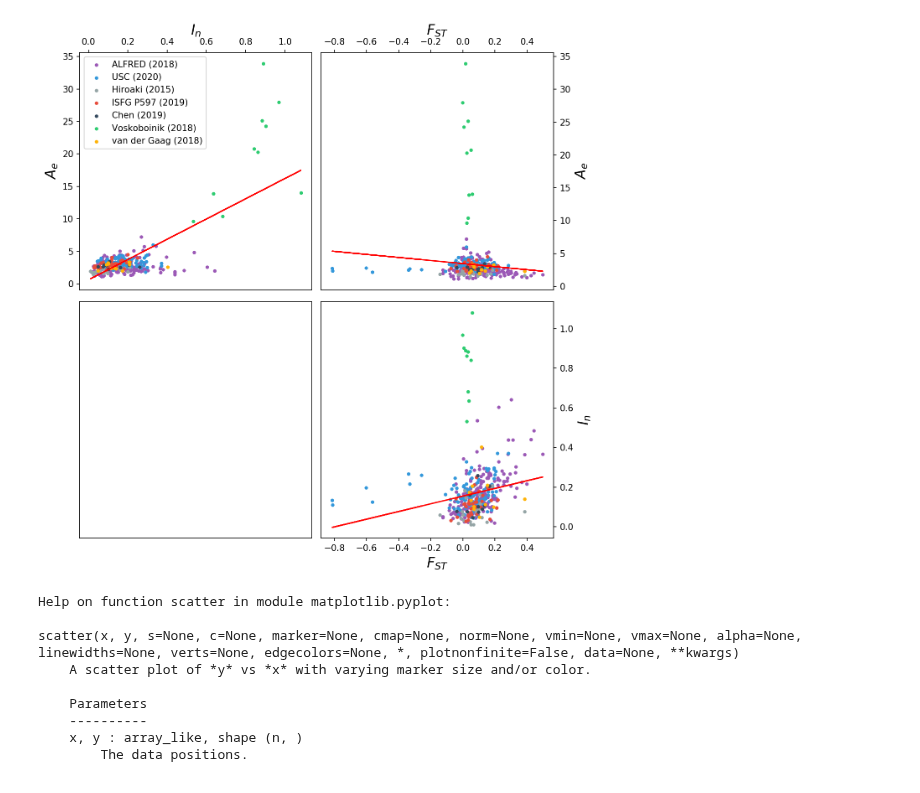
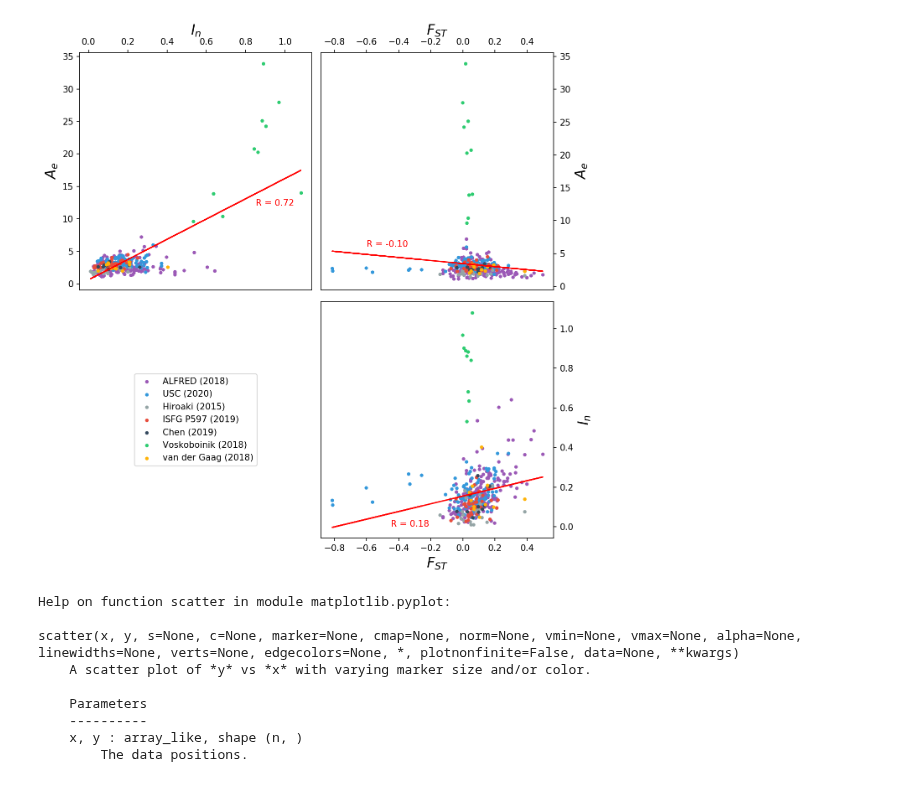
Before and after one commit to bioforensics/MicroHapDB, a Jupyter notebook: dbbuild/sources/1kgp/fst.ipynb, the cells around one changed output. Saved outputs shown, nothing was run; the diff lists cells and outputs as text; code cells hidden in the pictures.

```diff
--- a/dbbuild/sources/1kgp/fst.ipynb
+++ b/dbbuild/sources/1kgp/fst.ipynb
@@ -44,51 +44,63 @@ subsets = [m_prime[m_prime.Source == src] for src in sources]
 matplotlib.rcParams['axes.labelsize'] = 16
 fig, axes = plt.subplots(nrows=2, ncols=2, figsize=(9, 9), dpi=150, sharex='col', sharey='row')
 fig.patch.set_facecolor('white')
 #fig.title('Correlation Matrix: $A_E$, $I_n$, and $F_{ST}$', size=18)
 
 axis = plt.subplot(2, 2, 1)
 for ss, color, src in zip(subsets, colors, sources):
     axis.scatter(ss.In, ss.AvgAe, color=color, marker='.', label=labels[src])
 m, b = numpy.polyfit(m_prime.In, m_prime.AvgAe, 1)
+r = numpy.corrcoef(m_prime.In, m_prime.AvgAe)
 _ = axis.plot(m_prime.In, m*m_prime.In + b, color='red', linestyle='-')
 _ = axis.set_xlabel('$I_n$')
 axis.xaxis.tick_top()
 axis.xaxis.set_label_position('top')
 _ = axis.set_ylabel('$A_e$')
-_ = axis.legend(loc='upper left')
+#_ = axis.legend(loc='upper left')
+axis.text(0.85, 12, f'R = {r[0, 1]:.2f}', color='red')
 
-axis = plt.subplot(2, 2, 4)
-for ss, color, src in zip(subsets, colors, sources):
-    axis.scatter(ss.AvgFst, ss.In, color=color, marker='.', label=labels[src])
-m, b = numpy.polyfit(m_prime.AvgFst, m_prime.In, 1)
-_ = axis.plot(m_prime.AvgFst, m*m_prime.AvgFst + b, color='red', linestyle='-')
-_ = axis.set_xlabel('$I_n$')
-_ = axis.set_xlabel('$F_{ST}$')
-_ = axis.set_ylabel('$I_n$')
-axis.yaxis.tick_right()
-axis.yaxis.set_label_position('right')
-
-axis = plt.subplot(2, 2, 3)
-axis.set_xticks([])
-axis.set_yticks([])
-
+plots = list()
 axis = plt.subplot(2, 2, 2)
 for ss, color, src in zip(subsets, colors, sources):
-    axis.scatter(ss.AvgFst, ss.AvgAe, color=color, marker='.', label=labels[src])
+    sp = axis.scatter(ss.AvgFst, ss.AvgAe, color=color, marker='.', label=labels[src])
+    plots.append(sp)
 m, b = numpy.polyfit(m_prime.AvgFst, m_prime.AvgAe, 1)
+r = numpy.corrcoef(m_prime.AvgFst, m_prime.AvgAe)
 _ = axis.plot(m_prime.AvgFst, m*m_prime.AvgFst + b, color='red', linestyle='-')
 _ = axis.set_xlabel('$F_{ST}$')
 axis.xaxis.tick_top()
 axis.xaxis.set_label_position('top')
 _ = axis.set_ylabel('$A_e$')
 axis.yaxis.tick_right()
 axis.yaxis.set_label_position('right')
+axis.text(-0.6, 6, f'R = {r[0, 1]:.2f}', color='red')
+prev = axis
+
+axis = plt.subplot(2, 2, 3)
+axis.axis('off')
+_ = axis.legend(*prev.get_legend_handles_labels(), loc='center')
+#axis.set_xticks([])
+#axis.set_yticks([])
+
+axis = plt.subplot(2, 2, 4)
+for ss, color, src in zip(subsets, colors, sources):
+    axis.scatter(ss.AvgFst, ss.In, color=color, marker='.', label=labels[src])
+m, b = numpy.polyfit(m_prime.AvgFst, m_prime.In, 1)
+r = numpy.corrcoef(m_prime.AvgFst, m_prime.In)
+_ = axis.plot(m_prime.AvgFst, m*m_prime.AvgFst + b, color='red', linestyle='-')
+_ = axis.set_xlabel('$I_n$')
+_ = axis.set_xlabel('$F_{ST}$')
+_ = axis.set_ylabel('$I_n$')
+axis.yaxis.tick_right()
+axis.yaxis.set_label_position('right')
+axis.text(-0.45, 0, f'R = {r[0, 1]:.2f}', color='red')
+
 
 plt.tight_layout()
 
 fig.savefig('microhaps-ae-in-fst.pdf')
 # %% [output]
-[figure, old version]
+[figure, new version]
 # %%
 m_prime.to_csv('markers-with-fst.tsv', sep='\t', index=False)
 # %%
```
Also changed, not shown: 1 other file.
